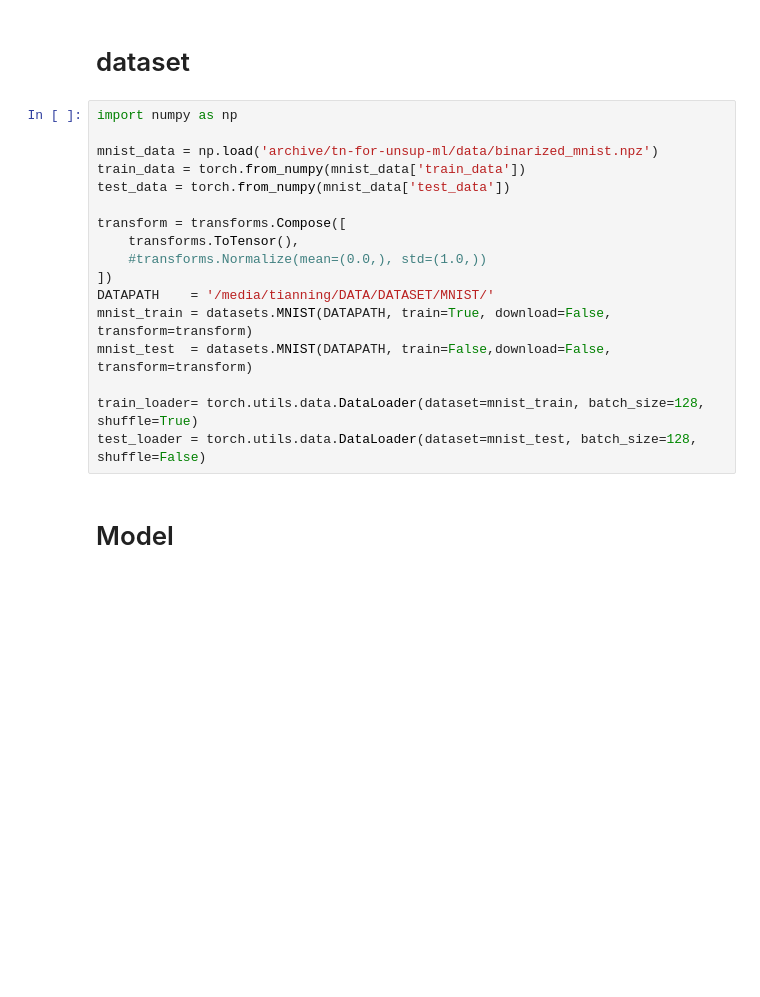
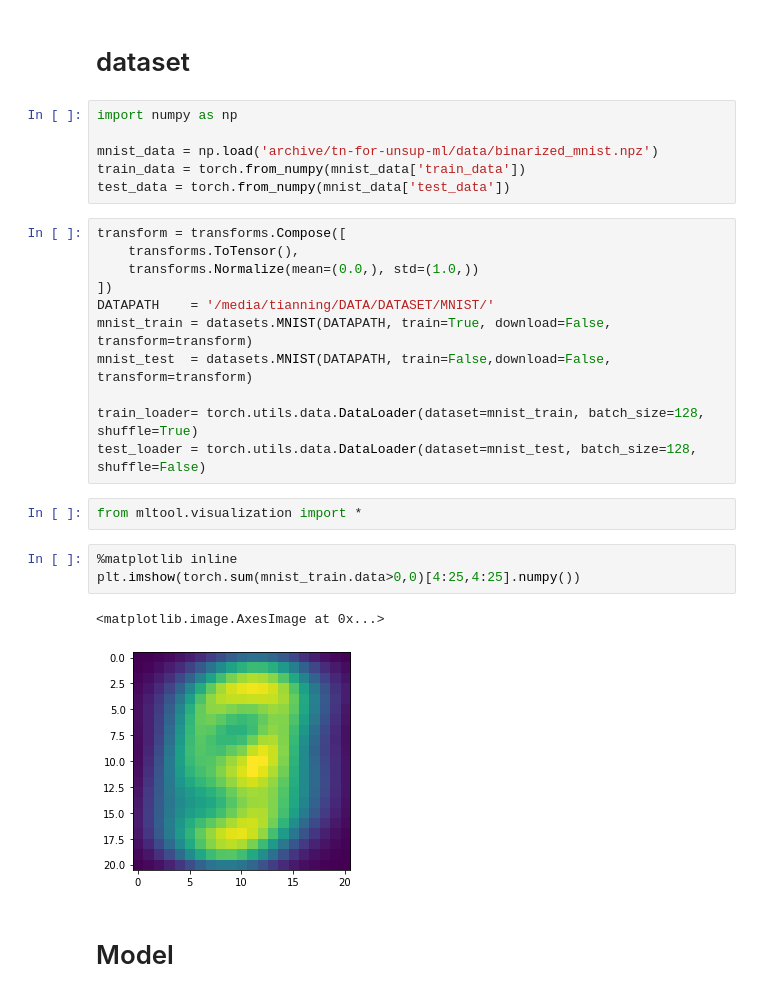
Before and after one commit to veya2ztn/TNproject, a Jupyter notebook: Model and Train.ipynb, the cells around one changed output. Saved outputs shown, nothing was run; the diff lists cells and outputs as text; blank space fills up the shorter version.

```diff
--- a/Model and Train.ipynb
+++ b/Model and Train.ipynb
@@ -5,16 +5,16 @@ import torch.nn.functional as F
 from torchvision import datasets, transforms
 # %% [markdown]
 # dataset
+# %%
+import numpy as np
+
+mnist_data = np.load('archive/tn-for-unsup-ml/data/binarized_mnist.npz')
+train_data = torch.from_numpy(mnist_data['train_data'])
+test_data = torch.from_numpy(mnist_data['test_data'])
 # %%
-import numpy as np
-
-mnist_data = np.load('archive/tn-for-unsup-ml/data/binarized_mnist.npz')
-train_data = torch.from_numpy(mnist_data['train_data'])
-test_data = torch.from_numpy(mnist_data['test_data'])
-
 transform = transforms.Compose([
     transforms.ToTensor(),
-    #transforms.Normalize(mean=(0.0,), std=(1.0,))
+    transforms.Normalize(mean=(0.0,), std=(1.0,))
 ])
 DATAPATH    = '/media/tianning/DATA/DATASET/MNIST/'
 mnist_train = datasets.MNIST(DATAPATH, train=True, download=False, transform=transform)
@@ -22,6 +22,14 @@ mnist_test  = datasets.MNIST(DATAPATH, train=False,download=False, transform=tra
 
 train_loader= torch.utils.data.DataLoader(dataset=mnist_train, batch_size=128, shuffle=True)
 test_loader = torch.utils.data.DataLoader(dataset=mnist_test, batch_size=128, shuffle=False)
+# %%
+from mltool.visualization import *
+# %%
+%matplotlib inline
+plt.imshow(torch.sum(mnist_train.data>0,0)[4:25,4:25].numpy())
+# %% [output]
+<matplotlib.image.AxesImage at 0x...>
+[figure, added]
 # %% [markdown]
 # Model
 # %% [markdown]
```
Also changed, not shown: parts of 12 cells of this notebook, 8 other files.
